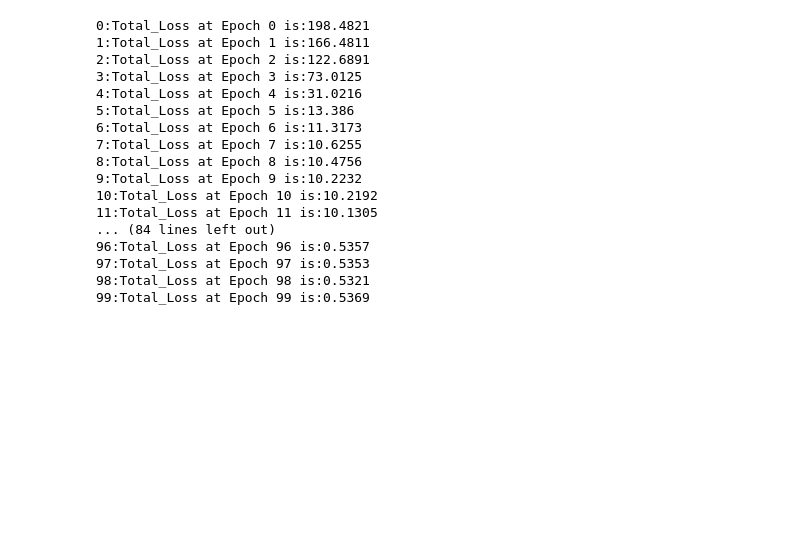
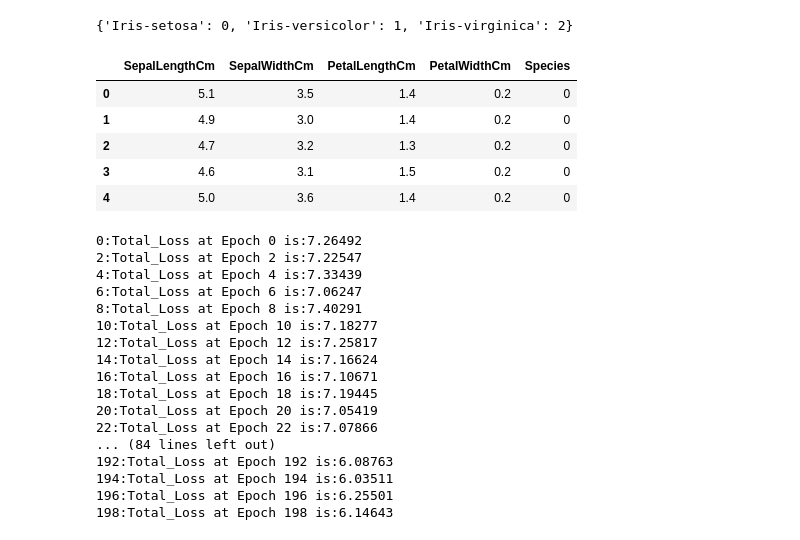
Before and after one commit to devanshupathak9/Iris-dataset-using-Pytorch, a Jupyter notebook: AutoEncoder.ipynb, the cells around one changed output. Drawn from its saved outputs; the diff is of its cells as text; code cells hidden in the pictures; blank space fills up the shorter version.

```diff
--- a/AutoEncoder.ipynb
+++ b/AutoEncoder.ipynb
@@ -10,9 +12,18 @@ import matplotlib.pyplot as plt
 # %%
 df=pd.read_csv('Iris.csv')
-df=df.drop(columns={"Id"})
-label=df['Species'].unique()
-target=dict(zip(label,range(len(label))))
-df['Species']=df['Species'].map(target)
-df['Species']=df['Species'].astype(int)
-X,Y=np.array(df.iloc[:,:-1]),np.array(df.iloc[:,-1])
+df=df.drop(columns={'Id'})
+labels=list(df['Species'].unique())
+Dict=dict(zip(labels,range(len(labels))))
+df['Species']=df['Species'].map(Dict)
+df['Species']=df['Species'].astype('int')
+print(Dict)
+df.head()
+# %% [output]
+{'Iris-setosa': 0, 'Iris-versicolor': 1, 'Iris-virginica': 2}
+|  | SepalLengthCm | SepalWidthCm | PetalLengthCm | PetalWidthCm | Species |
+| 0 | 5.1 | 3.5 | 1.4 | 0.2 | 0 |
+| 1 | 4.9 | 3.0 | 1.4 | 0.2 | 0 |
+| 2 | 4.7 | 3.2 | 1.3 | 0.2 | 0 |
+| 3 | 4.6 | 3.1 | 1.5 | 0.2 | 0 |
+| 4 | 5.0 | 3.6 | 1.4 | 0.2 | 0 |
 # %%
@@ -45,31 +60,32 @@ optimizer=optim.Adam(Model.parameters(),lr=0.001)
 def train(epochs):
     for epoch in range(epochs):
         total_loss=0
-        for i,(data,target) in enumerate(dataloader):
+        for i,(data,y) in enumerate(dataloader):
+            res=Model.forward(data)
+            loss=Lossfunc(res,data)
             optimizer.zero_grad()
-            output=Model.forward(data)
-            loss=loss_function(output,data)
             loss.backward()
             optimizer.step()
             total_loss+=loss.item()
-        print(f"{epoch}:Total_Loss at Epoch {epoch} is:{round(total_loss,4)}")
-train(100)
+        if epoch%2==0:
+            print(f"{epoch}:Total_Loss at Epoch {epoch} is:{round(total_loss,5)}")
+train(200)
 # %% [output]
-0:Total_Loss at Epoch 0 is:198.4821
-1:Total_Loss at Epoch 1 is:166.4811
-2:Total_Loss at Epoch 2 is:122.6891
-3:Total_Loss at Epoch 3 is:73.0125
-4:Total_Loss at Epoch 4 is:31.0216
-5:Total_Loss at Epoch 5 is:13.386
-6:Total_Loss at Epoch 6 is:11.3173
-7:Total_Loss at Epoch 7 is:10.6255
-8:Total_Loss at Epoch 8 is:10.4756
-9:Total_Loss at Epoch 9 is:10.2232
-10:Total_Loss at Epoch 10 is:10.2192
-11:Total_Loss at Epoch 11 is:10.1305
+0:Total_Loss at Epoch 0 is:7.26492
+2:Total_Loss at Epoch 2 is:7.22547
+4:Total_Loss at Epoch 4 is:7.33439
+6:Total_Loss at Epoch 6 is:7.06247
+8:Total_Loss at Epoch 8 is:7.40291
+10:Total_Loss at Epoch 10 is:7.18277
+12:Total_Loss at Epoch 12 is:7.25817
+14:Total_Loss at Epoch 14 is:7.16624
+16:Total_Loss at Epoch 16 is:7.10671
+18:Total_Loss at Epoch 18 is:7.19445
+20:Total_Loss at Epoch 20 is:7.05419
+22:Total_Loss at Epoch 22 is:7.07866
 ... (84 lines left out)
-96:Total_Loss at Epoch 96 is:0.5357
-97:Total_Loss at Epoch 97 is:0.5353
-98:Total_Loss at Epoch 98 is:0.5321
-99:Total_Loss at Epoch 99 is:0.5369
+192:Total_Loss at Epoch 192 is:6.08763
+194:Total_Loss at Epoch 194 is:6.03511
+196:Total_Loss at Epoch 196 is:6.25501
+198:Total_Loss at Epoch 198 is:6.14643
 # %%
```
Also changed, not shown: parts of 8 cells of this notebook.
